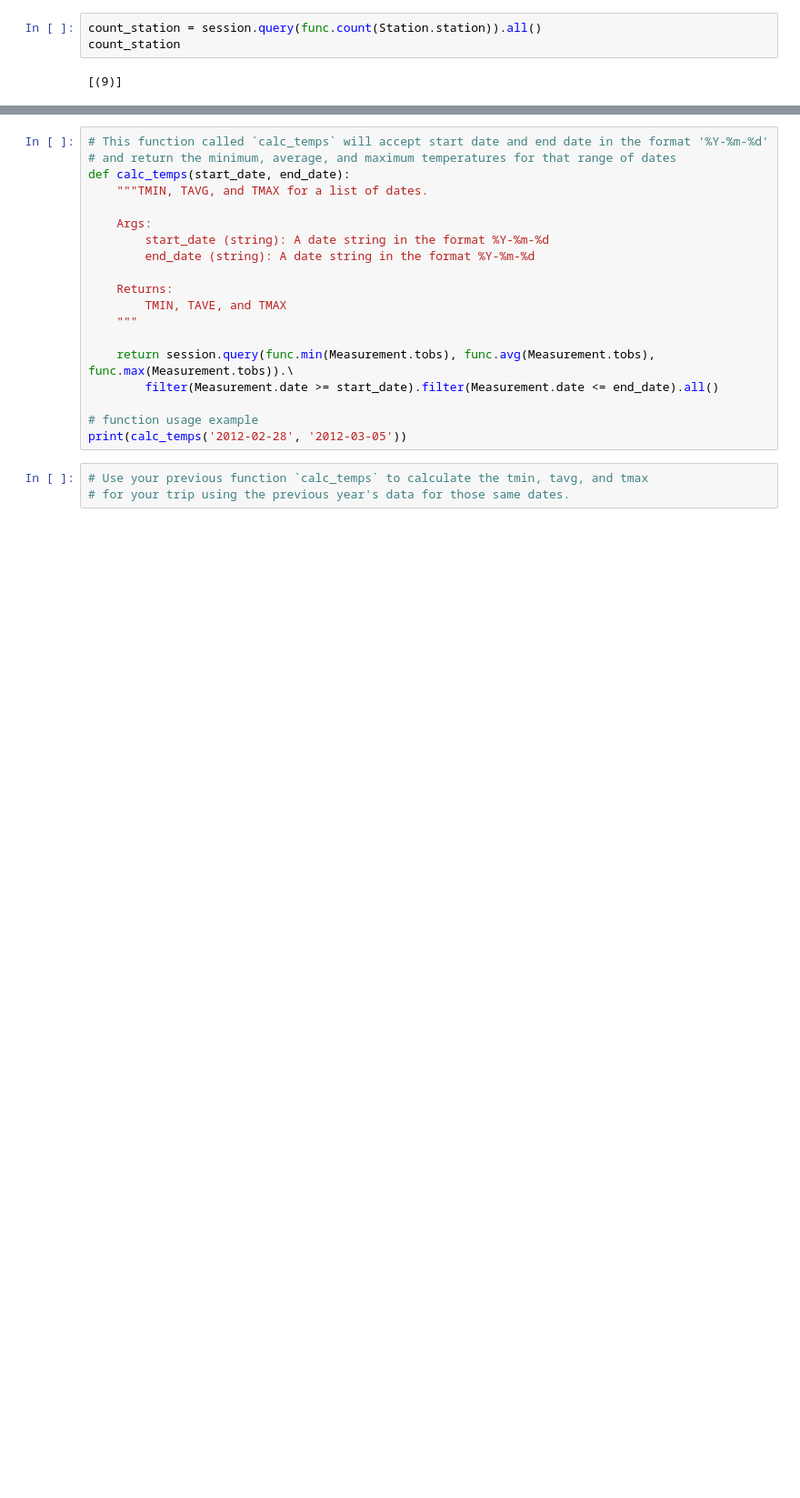
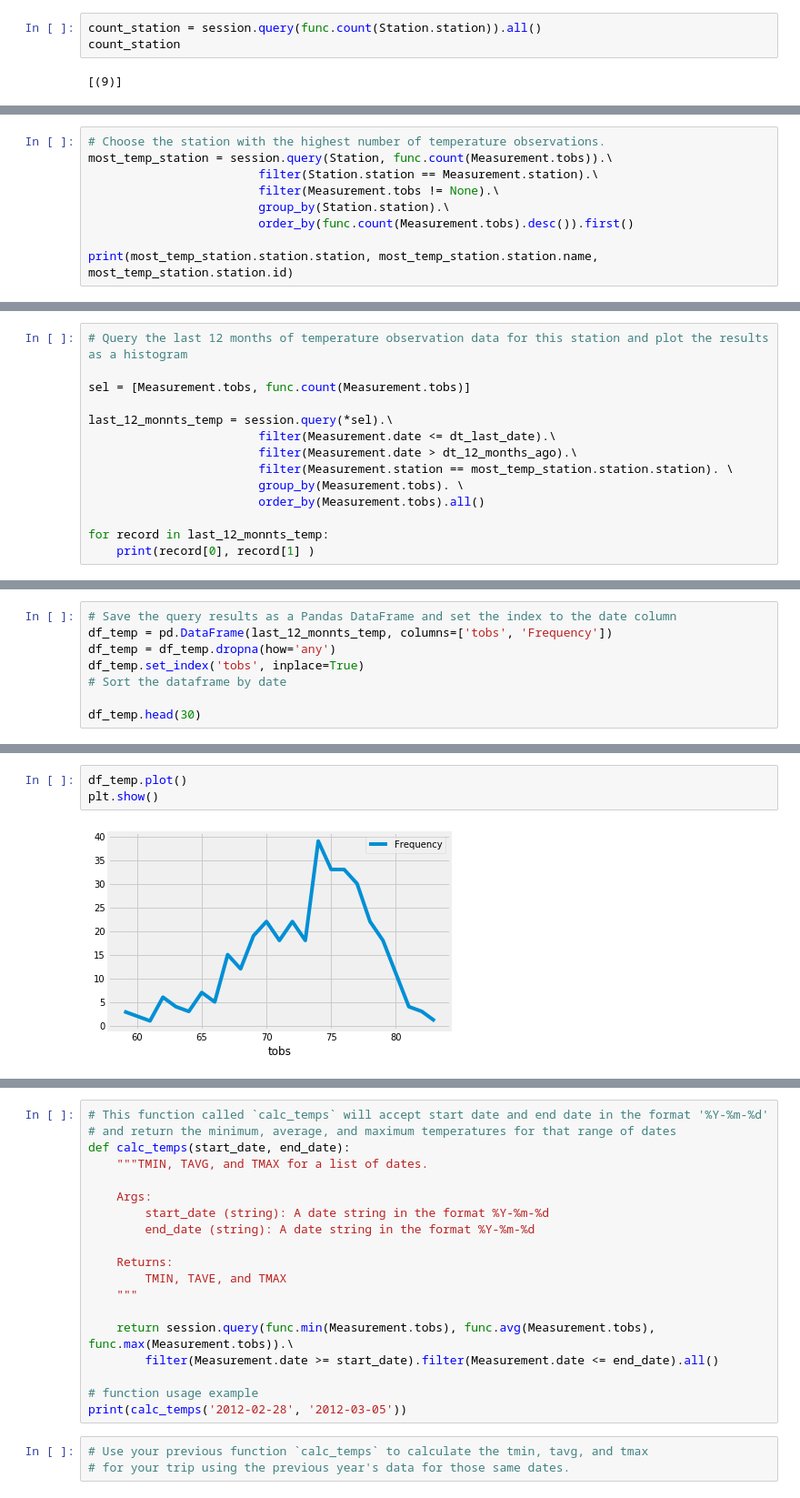
Before and after one commit to mosal2000/Flask-Climate-API, a Jupyter notebook: climate.ipynb, the cells around one changed output, grey strips where cells are left out. Shown: that part at 91% size. Cells and saved outputs as stored; diff of their text form; blank space fills up the shorter version.

```diff
--- a/climate.ipynb
+++ b/climate.ipynb
@@ -165,0 +212,9 @@ USC00518838 UPPER WAHIAWA 874.3, HI US 342
+# %%
+# Choose the station with the highest number of temperature observations.
+most_temp_station = session.query(Station, func.count(Measurement.tobs)).\
+                        filter(Station.station == Measurement.station).\
+                        filter(Measurement.tobs != None).\
+                        group_by(Station.station).\
+                        order_by(func.count(Measurement.tobs).desc()).first()
+
+print(most_temp_station.station.station, most_temp_station.station.name, most_temp_station.station.id)
@@ -165,0 +223,14 @@ USC00518838 UPPER WAHIAWA 874.3, HI US 342
+# %%
+# Query the last 12 months of temperature observation data for this station and plot the results as a histogram
+
+sel = [Measurement.tobs, func.count(Measurement.tobs)]
+
+last_12_monnts_temp = session.query(*sel).\
+                        filter(Measurement.date <= dt_last_date).\
+                        filter(Measurement.date > dt_12_months_ago).\
+                        filter(Measurement.station == most_temp_station.station.station). \
+                        group_by(Measurement.tobs). \
+                        order_by(Measurement.tobs).all()
+
+for record in last_12_monnts_temp:
+    print(record[0], record[1] )
@@ -165,0 +255,8 @@ USC00518838 UPPER WAHIAWA 874.3, HI US 342
+# %%
+# Save the query results as a Pandas DataFrame and set the index to the date column
+df_temp = pd.DataFrame(last_12_monnts_temp, columns=['tobs', 'Frequency'])
+df_temp = df_temp.dropna(how='any')
+df_temp.set_index('tobs', inplace=True)
+# Sort the dataframe by date
+
+df_temp.head(30)
@@ -166,3 +282,8 @@ USC00518838 UPPER WAHIAWA 874.3, HI US 342
+# %%
+df_temp.plot()
+plt.show()
+# %% [output]
+[figure, added]
 # %% [markdown]
 ![precipitation](Images/station-histogram.png)
 # %%
```
Also changed, not shown: parts of 11 cells of this notebook.
